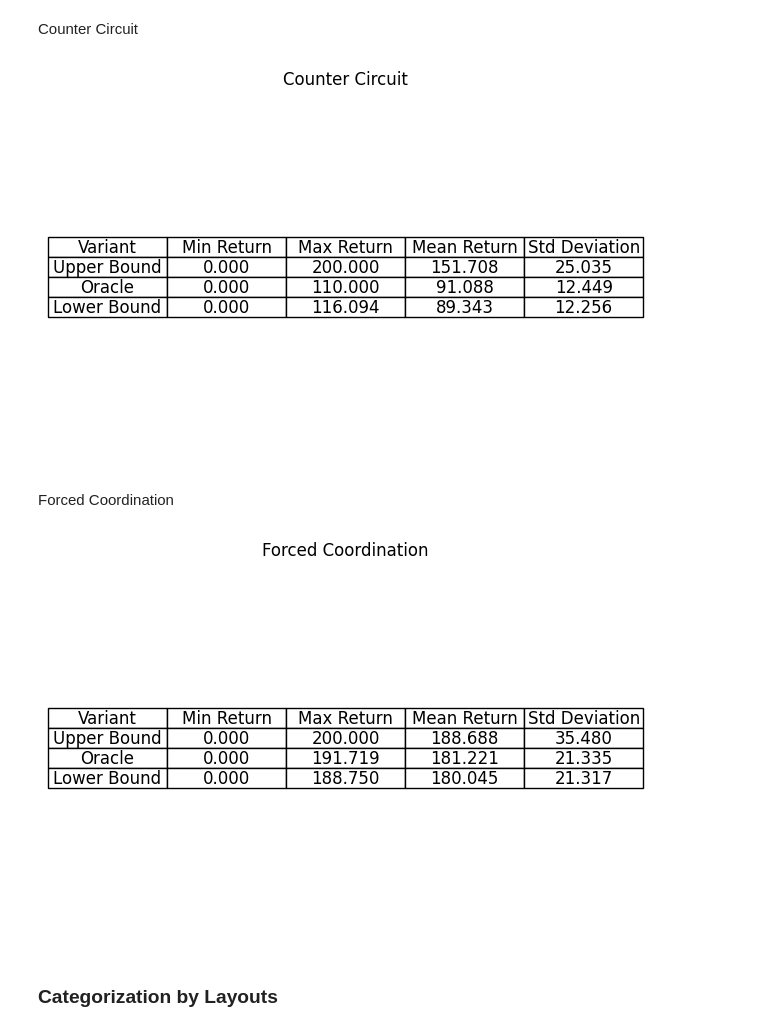
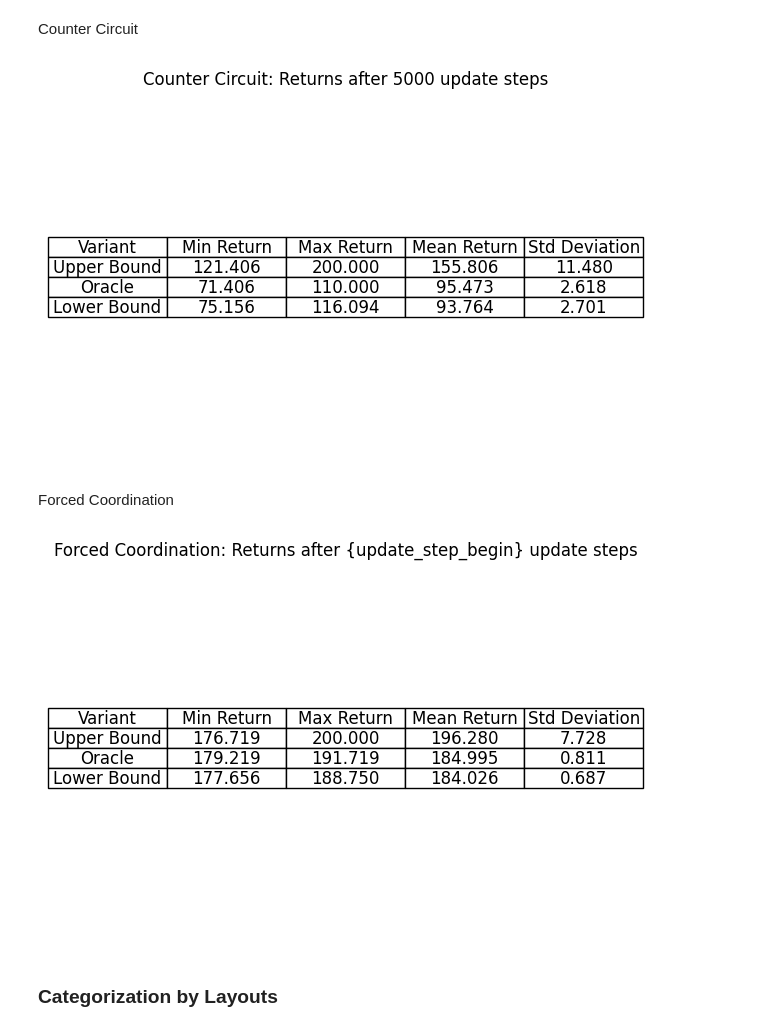
Before and after one commit to sandguine/value-of-intent, a Jupyter notebook: reward_mean_comparisons.ipynb, the cells around one changed output. Saved outputs shown, nothing was run; the diff lists cells and outputs as text; code cells hidden in the pictures.

```diff
--- a/reward_mean_comparisons.ipynb
+++ b/reward_mean_comparisons.ipynb
@@ -693,3 +696,5 @@ plt.show()
+# %%
+update_step_begin = 5000
 # %% [markdown]
 Cramped Room
 # %%
@@ -727,12 +732,14 @@ plt.show()
 # %% [markdown]
 Asymmetric Advantages
 # %%
+print(len(ub_returns_asymm_advantages))
+
 summary_data_asymm_advantages = {
     'Variant': ['Upper Bound', 'Oracle', 'Lower Bound'],
-    'Min Return': [ub_returns_asymm_advantages.min(), op_returns_asymm_advantages.min(),lb_returns_asymm_advantages.min()],
-    'Max Return': [ub_returns_asymm_advantages.max(), op_returns_asymm_advantages.max(), lb_returns_asymm_advantages.max()],
-    'Mean Return': [ub_returns_asymm_advantages.mean(), op_returns_asymm_advantages.mean(), lb_returns_asymm_advantages.mean()],
-    'Std Deviation': [ub_returns_asymm_advantages.std(), op_returns_asymm_advantages.std(), lb_returns_asymm_advantages.std()]
+    'Min Return': [ub_returns_asymm_advantages[:, update_step_begin:].min(), op_returns_asymm_advantages[:, update_step_begin:].min(),lb_returns_asymm_advantages[:, update_step_begin:].min()],
+    'Max Return': [ub_returns_asymm_advantages[:, update_step_begin:].max(), op_returns_asymm_advantages[:, update_step_begin:].max(), lb_returns_asymm_advantages[:, update_step_begin:].max()],
+    'Mean Return': [ub_returns_asymm_advantages[:, update_step_begin:].mean(), op_returns_asymm_advantages[:, update_step_begin:].mean(), lb_returns_asymm_advantages[:, update_step_begin:].mean()],
+    'Std Deviation': [ub_returns_asymm_advantages[:, update_step_begin:].std(), op_returns_asymm_advantages[:, update_step_begin:].std(), lb_returns_asymm_advantages[:, update_step_begin:].std()]
 }
 
 summary_df_asymm_advantages = pd.DataFrame(summary_data_asymm_advantages)
@@ -754,6 +761,7 @@ table.auto_set_font_size(False)
 table.set_fontsize(12)
 table.scale(1.2, 1.2)
 
-plt.title("Asymmetric Advantages")
+plt.title(f"Asymmetric Advantages: Returns after {update_step_begin} update steps")
 plt.show()
+plt.show()
 # %% [output]
@@ -763,10 +772,10 @@ Coordination Ring
 # %%
 summary_data_coord_ring = {
     'Variant': ['Upper Bound', 'Oracle', 'Lower Bound'],
-    'Min Return': [ub_returns_coord_ring.min(), op_returns_coord_ring.min(),lb_returns_coord_ring.min()],
-    'Max Return': [ub_returns_coord_ring.max(), op_returns_coord_ring.max(), lb_returns_coord_ring.max()],
-    'Mean Return': [ub_returns_coord_ring.mean(), op_returns_coord_ring.mean(), lb_returns_coord_ring.mean()],
-    'Std Deviation': [ub_returns_coord_ring.std(), op_returns_coord_ring.std(), lb_returns_coord_ring.std()]
+    'Min Return': [ub_returns_coord_ring[:, update_step_begin:].min(), op_returns_coord_ring[:, update_step_begin:].min(),lb_returns_coord_ring[:, update_step_begin:].min()],
+    'Max Return': [ub_returns_coord_ring[:, update_step_begin:].max(), op_returns_coord_ring[:, update_step_begin:].max(), lb_returns_coord_ring[:, update_step_begin:].max()],
+    'Mean Return': [ub_returns_coord_ring[:, update_step_begin:].mean(), op_returns_coord_ring[:, update_step_begin:].mean(), lb_returns_coord_ring[:, update_step_begin:].mean()],
+    'Std Deviation': [ub_returns_coord_ring[:, update_step_begin:].std(), op_returns_coord_ring[:, update_step_begin:].std(), lb_returns_coord_ring[:, update_step_begin:].std()]
 }
 
 summary_df_coord_ring = pd.DataFrame(summary_data_coord_ring)
@@ -788,6 +797,6 @@ table.auto_set_font_size(False)
 table.set_fontsize(12)
 table.scale(1.2, 1.2)
 
-plt.title("Asymmetric Advantages")
+plt.title(f"Coordination Ring: Returns after {update_step_begin} update steps")
 plt.show()
 # %% [output]
@@ -797,10 +806,10 @@ Counter Circuit
 # %%
 summary_data_countercircuit = {
     'Variant': ['Upper Bound', 'Oracle', 'Lower Bound'],
-    'Min Return': [ub_returns_countercircuit.min(), op_returns_countercircuit.min(),lb_returns_countercircuit.min()],
-    'Max Return': [ub_returns_countercircuit.max(), op_returns_countercircuit.max(), lb_returns_countercircuit.max()],
-    'Mean Return': [ub_returns_countercircuit.mean(), op_returns_countercircuit.mean(), lb_returns_countercircuit.mean()],
-    'Std Deviation': [ub_returns_countercircuit.std(), op_returns_countercircuit.std(), lb_returns_countercircuit.std()]
+    'Min Return': [ub_returns_countercircuit[:, update_step_begin:].min(), op_returns_countercircuit[:, update_step_begin:].min(),lb_returns_countercircuit[:, update_step_begin:].min()],
+    'Max Return': [ub_returns_countercircuit[:, update_step_begin:].max(), op_returns_countercircuit[:, update_step_begin:].max(), lb_returns_countercircuit[:, update_step_begin:].max()],
+    'Mean Return': [ub_returns_countercircuit[:, update_step_begin:].mean(), op_returns_countercircuit[:, update_step_begin:].mean(), lb_returns_countercircuit[:, update_step_begin:].mean()],
+    'Std Deviation': [ub_returns_countercircuit[:, update_step_begin:].std(), op_returns_countercircuit[:, update_step_begin:].std(), lb_returns_countercircuit[:, update_step_begin:].std()]
 }
 
 summary_df_countercircuit = pd.DataFrame(summary_data_countercircuit)
@@ -822,44 +831,44 @@ table.auto_set_font_size(False)
 table.set_fontsize(12)
 table.scale(1.2, 1.2)
 
-plt.title("Counter Circuit")
+plt.title(f"Counter Circuit: Returns after {update_step_begin} update steps")
 plt.show()
 # %% [output]
-[figure, old version]
+[figure, new version]
 # %% [markdown]
 Forced Coordination
 # %%
 summary_data_forced_coord = {
     'Variant': ['Upper Bound', 'Oracle', 'Lower Bound'],
-    'Min Return': [ub_returns_forced_coord.min(), op_returns_forced_coord.min(),lb_returns_forced_coord.min()],
-    'Max Return': [ub_returns_forced_coord.max(), op_returns_forced_coord.max(), lb_returns_forced_coord.max()],
-    'Mean Return': [ub_returns_forced_coord.mean(), op_returns_forced_coord.mean(), lb_returns_forced_coord.mean()],
-    'Std Deviation': [ub_returns_forced_coord.std(), op_returns_forced_coord.std(), lb_returns_forced_coord.std()]
+    'Min Return': [ub_returns_forced_coord[:, update_step_begin:].min(), op_returns_forced_coord[:, update_step_begin:].min(),lb_returns_forced_coord[:, update_step_begin:].min()],
+    'Max Return': [ub_returns_forced_coord[:, update_step_begin:].max(), op_returns_forced_coord[:, update_step_begin:].max(), lb_returns_forced_coord[:, update_step_begin:].max()],
+    'Mean Return': [ub_returns_forced_coord[:, update_step_begin:].mean(), op_returns_forced_coord[:, update_step_begin:].mean(), lb_returns_forced_coord[:, update_step_begin:].mean()],
+    'Std Deviation': [ub_returns_forced_coord[:, update_step_begin:].std(), op_returns_forced_coord[:, update_step_begin:].std(), lb_returns_forced_coord[:, update_step_begin:].std()]
 }
 
 summary_df_forced_coord = pd.DataFrame(summary_data_forced_coord)
 
 formatted_df_forced_coord = summary_df_forced_coord.copy()
 for col in formatted_df_forced_coord.columns[1:]:
     formatted_df_forced_coord[col] = formatted_df_forced_coord[col].apply(lambda x: f"{x:.3f}")
 
 fig, ax = plt.subplots()
 ax.axis('tight')
 ax.axis('off')
 table = ax.table(
     cellText=formatted_df_forced_coord.values,
     colLabels=formatted_df_forced_coord.columns,
     cellLoc='center',
     loc='center'
 )
 table.auto_set_font_size(False)
 table.set_fontsize(12)
 table.scale(1.2, 1.2)
 
-plt.title("Forced Coordination")
+plt.title("Forced Coordination: Returns after {update_step_begin} update steps")
 plt.show()
 # %% [output]
-[figure, old version]
+[figure, new version]
 # %% [markdown]
 ### Categorization by Layouts
 # %% [markdown]
```
Also changed, not shown: parts of 5 cells of this notebook, 9 other files.
